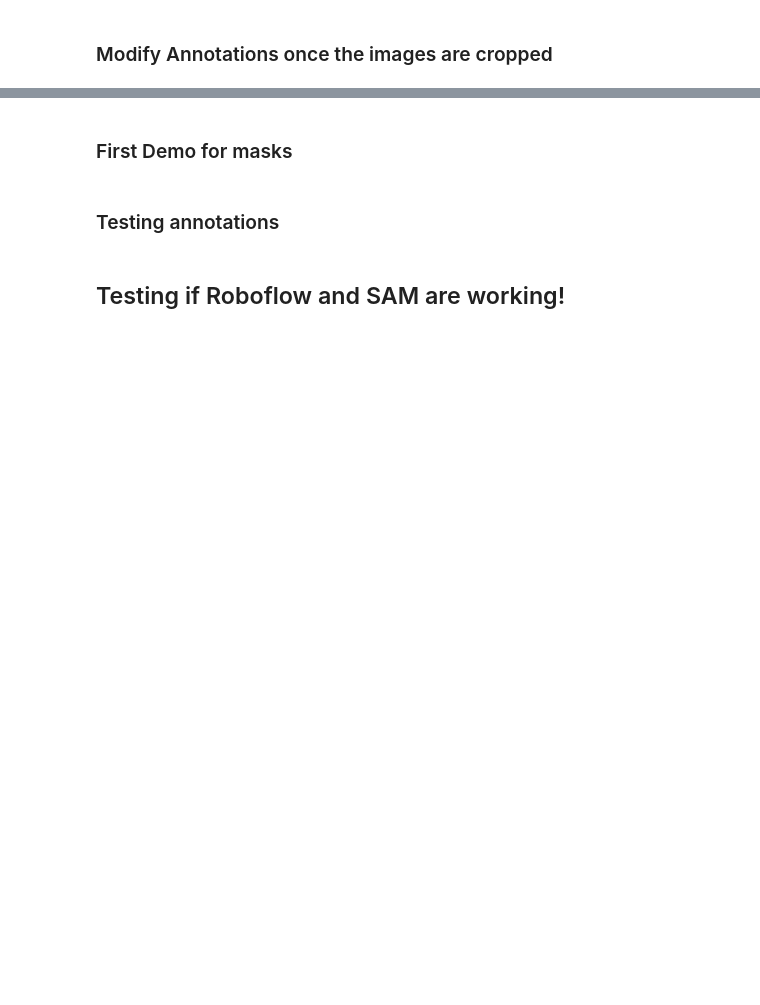
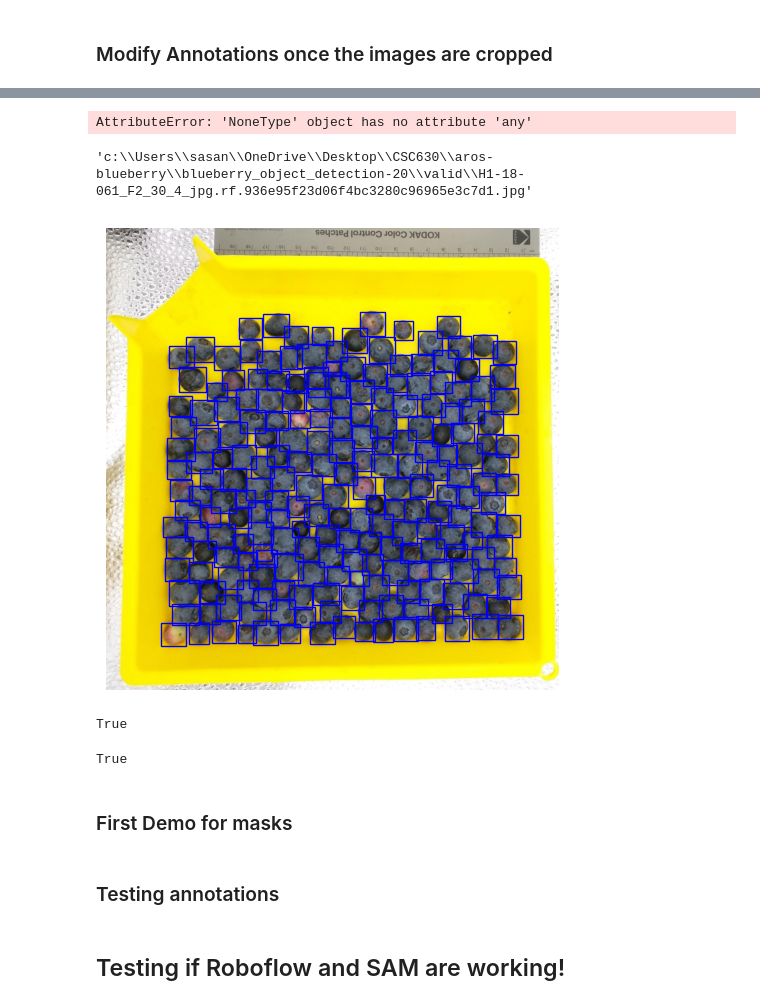
Before and after one commit to smarabattula/aros-blueberry, a Jupyter notebook: blueberry.ipynb, the cells around one changed output, grey strips where cells are left out. Drawn from its saved outputs; the diff is of its cells as text; code cells hidden in the pictures; blank space fills up the shorter version.

```diff
--- a/blueberry.ipynb
+++ b/blueberry.ipynb
@@ -297,0 +308,6 @@ False
+# %%
+import json
+from pycocotools.coco import COCO
+
+# Specify the path to your COCO annotation file
+coco = COCO(ANNOTATIONS_FILE_PATH)
@@ -297,0 +323,3 @@ False
+# %%
+with open(ANNOTATIONS_FILE_PATH, 'w') as outfile:
+    json.dump(coco.dataset, outfile)
@@ -501,7 +364,2 @@ Entered save coco function!
 # %% [markdown]
 ### Modify Annotations once the images are cropped
-# %%
-
-for i in list(object_detection_dataset.annotations.values())[0]:
-    print(i[0] - [100.0,50.0,100.0,50.0],type(i))
-    break
@@ -507,0 +585,39 @@ for i in list(object_detection_dataset.annotations.values())[0]:
+# %%
+image = ImageCropping(image_names[10], ANNOTATIONS_FILE_NAME)
+# %% [output]
+AttributeError: 'NoneType' object has no attribute 'any'
+# %%
+image_names[10]
+# %% [output]
+'c:\\Users\\sasan\\OneDrive\\Desktop\\CSC630\\aros-blueberry\\blueberry_object_detection-20\\valid\\H1-18-061_F2_30_4_jpg.rf.936e95f23d06f4bc3280c96965e3c7d1.jpg'
+# %%
+# TESTING IF THE CODE HAS ACTUALLY WORKED FOR A SAMPLE IMAGE
+
+import matplotlib.pyplot as plt
+import matplotlib.patches as patches
+import cv2
+
+# Create a Matplotlib figure and axis
+fig, ax = plt.subplots(1, figsize=(6, 6))
+ax.imshow(cv2.cvtColor(cropped_image, cv2.COLOR_BGR2RGB))  # Convert BGR to RGB for Matplotlib
+
+# Iterate through the COCO annotations and draw them on the axis
+for i in range(len(coco_data['annotations'])):
+    if coco_data['annotations'][i]['image_id'] == image_id:
+        ix, iy, iwidth, iheight = coco_data['annotations'][i]['bbox']
+        label = coco_data['annotations'][i]['category_id']  # Assuming 'category_id' is used as a label
+
+        # Draw a bounding box
+        rect = patches.Rectangle((ix,iy), iwidth, iheight, linewidth=1, edgecolor='b', facecolor='none')
+        ax.add_patch(rect)
+        # detection_boxes1.append([ix-x,iy-y,iwidth,iheight])
+    # Display the label
+    # ax.text(x, y - 5, str(label), color='g', fontsize=12, backgroundcolor='black')
+
+# Hide axis labels and ticks
+ax.axis('off')
+
+# Show the Matplotlib plot
+plt.show()
+# %% [output]
+[figure, added]
@@ -508,3 +627,15 @@ for i in list(object_detection_dataset.annotations.values())[0]:
+# %%
+# TESTING IF THE COCO JSON FILE IS PROPERLY SAVED
+with open(ANNOTATIONS_FILE_PATH,'r') as read_file:
+    coco_data1 = json.load(read_file)
+coco_data1 == coco_data
+# %% [output]
+True
+# %%
+# Saving the image
+cv2.imwrite(image_name, cropped_image)
+# %% [output]
+True
 # %% [markdown]
 ### First Demo for masks
 # %%
```
Also changed, not shown: parts of 26 cells of this notebook, 3 other files.
